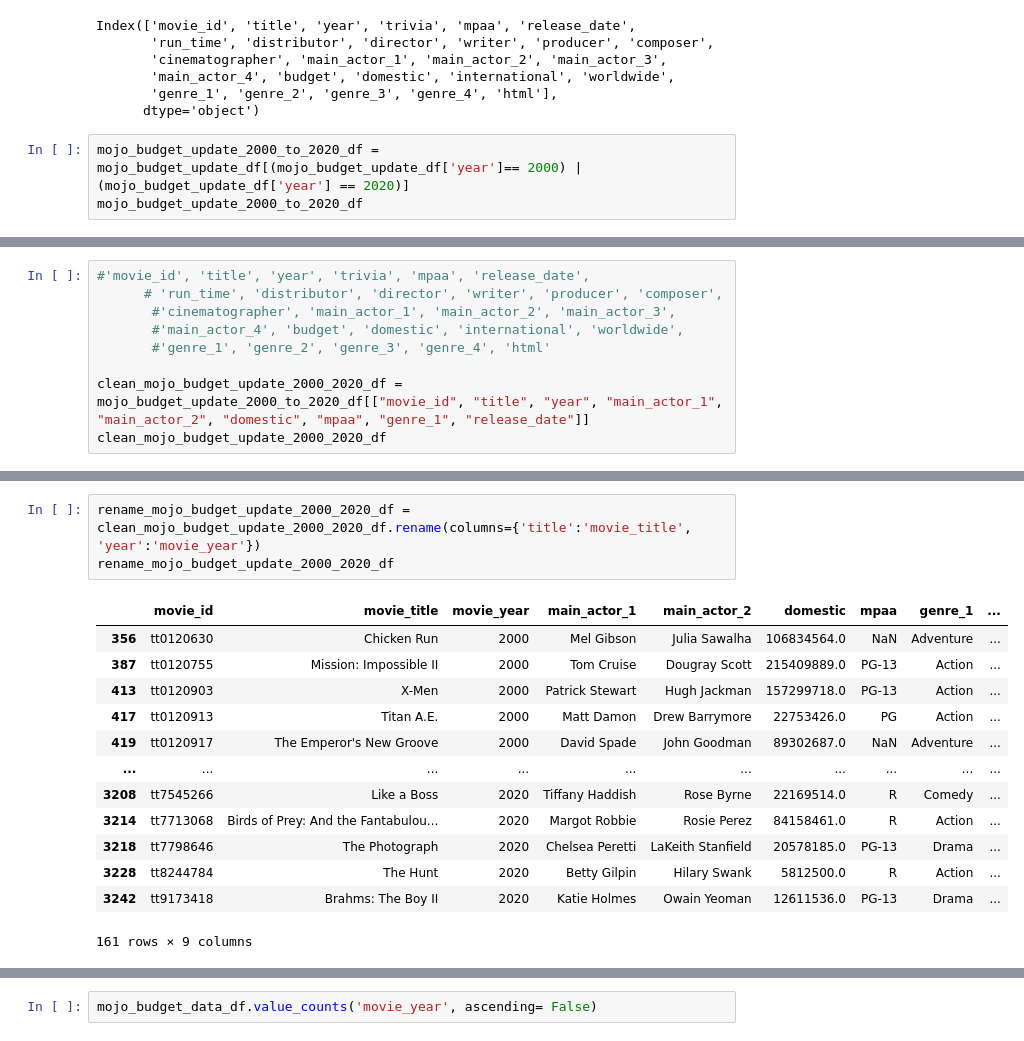
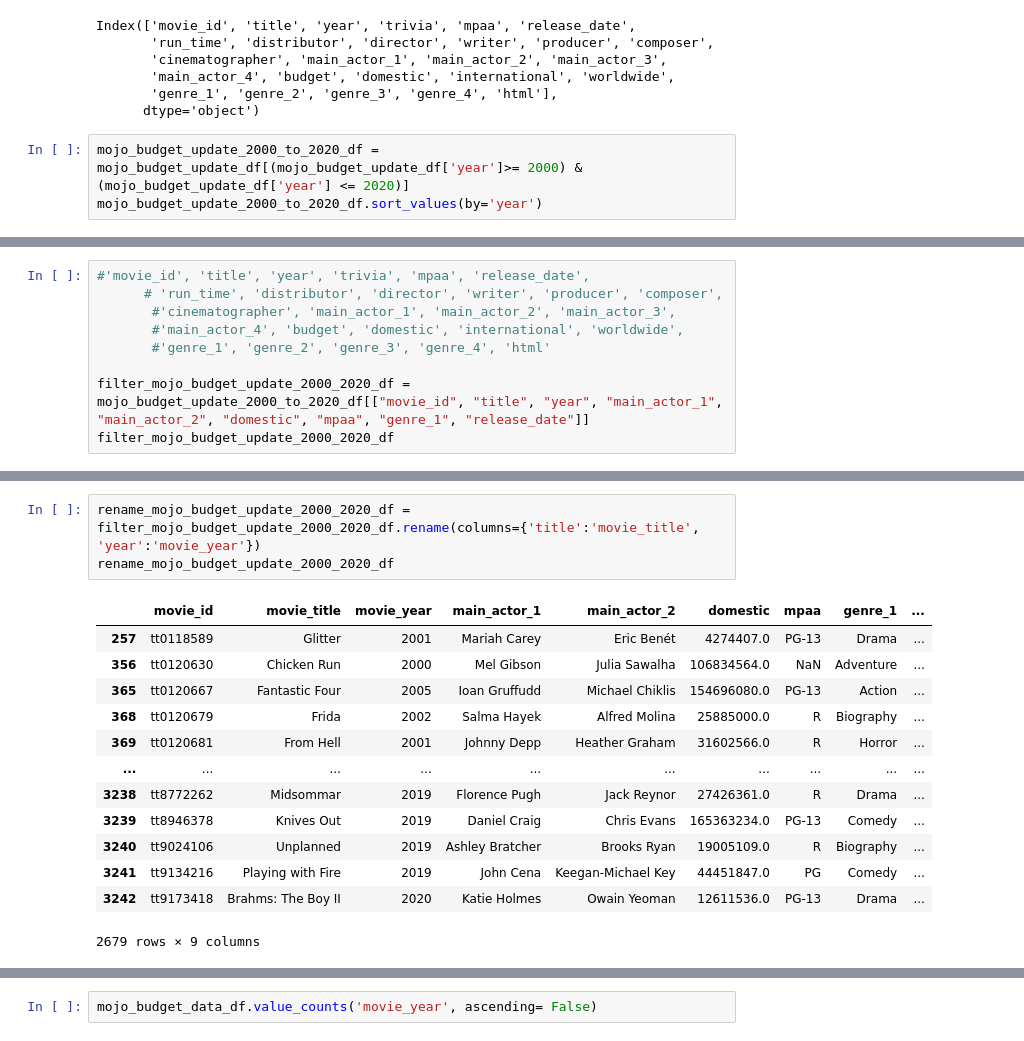
Before and after one commit to Armand57araujo/i-tickets, a Jupyter notebook: pythonnotebook.ipynb, the cells around one changed output, grey strips where cells are left out. Cells and saved outputs as stored; diff of their text form.

```diff
--- a/pythonnotebook.ipynb
+++ b/pythonnotebook.ipynb
@@ -184,7 +308,7 @@ Index(['movie_id', 'title', 'year', 'trivia', 'mpaa', 'release_date',
        'genre_1', 'genre_2', 'genre_3', 'genre_4', 'html'],
       dtype='object')
 # %%
-mojo_budget_update_2000_to_2020_df = mojo_budget_update_df[(mojo_budget_update_df['year']== 2000) | (mojo_budget_update_df['year'] == 2020)]
-mojo_budget_update_2000_to_2020_df
+mojo_budget_update_2000_to_2020_df = mojo_budget_update_df[(mojo_budget_update_df['year']>= 2000) & (mojo_budget_update_df['year'] <= 2020)]
+mojo_budget_update_2000_to_2020_df.sort_values(by='year')
 # %% [output]
 |  | movie_id | title | year | trivia | mpaa | release_date | run_time | distributor | director | writer | ... |
@@ -207,7 +331,7 @@ mojo_budget_update_2000_to_2020_df
        #'main_actor_4', 'budget', 'domestic', 'international', 'worldwide',
        #'genre_1', 'genre_2', 'genre_3', 'genre_4', 'html'
 
-clean_mojo_budget_update_2000_2020_df = mojo_budget_update_2000_to_2020_df[["movie_id", "title", "year", "main_actor_1", "main_actor_2", "domestic", "mpaa", "genre_1", "release_date"]]
-clean_mojo_budget_update_2000_2020_df
+filter_mojo_budget_update_2000_2020_df = mojo_budget_update_2000_to_2020_df[["movie_id", "title", "year", "main_actor_1", "main_actor_2", "domestic", "mpaa", "genre_1", "release_date"]]
+filter_mojo_budget_update_2000_2020_df
 # %% [output]
 |  | movie_id | title | year | main_actor_1 | main_actor_2 | domestic | mpaa | genre_1 | release_date |
@@ -226,20 +350,20 @@ clean_mojo_budget_update_2000_2020_df
 # %%
-rename_mojo_budget_update_2000_2020_df = clean_mojo_budget_update_2000_2020_df.rename(columns={'title':'movie_title', 'year':'movie_year'})
+rename_mojo_budget_update_2000_2020_df = filter_mojo_budget_update_2000_2020_df.rename(columns={'title':'movie_title', 'year':'movie_year'})
 rename_mojo_budget_update_2000_2020_df
 # %% [output]
 |  | movie_id | movie_title | movie_year | main_actor_1 | main_actor_2 | domestic | mpaa | genre_1 | ... |
+| 257 | tt0118589 | Glitter | 2001 | Mariah Carey | Eric Benét | 4274407.0 | PG-13 | Drama | ... |
 | 356 | tt0120630 | Chicken Run | 2000 | Mel Gibson | Julia Sawalha | 106834564.0 | NaN | Adventure | ... |
-| 387 | tt0120755 | Mission: Impossible II | 2000 | Tom Cruise | Dougray Scott | 215409889.0 | PG-13 | Action | ... |
-| 413 | tt0120903 | X-Men | 2000 | Patrick Stewart | Hugh Jackman | 157299718.0 | PG-13 | Action | ... |
-| 417 | tt0120913 | Titan A.E. | 2000 | Matt Damon | Drew Barrymore | 22753426.0 | PG | Action | ... |
-| 419 | tt0120917 | The Emperor's New Groove | 2000 | David Spade | John Goodman | 89302687.0 | NaN | Adventure | ... |
+| 365 | tt0120667 | Fantastic Four | 2005 | Ioan Gruffudd | Michael Chiklis | 154696080.0 | PG-13 | Action | ... |
+| 368 | tt0120679 | Frida | 2002 | Salma Hayek | Alfred Molina | 25885000.0 | R | Biography | ... |
+| 369 | tt0120681 | From Hell | 2001 | Johnny Depp | Heather Graham | 31602566.0 | R | Horror | ... |
 | ... | ... | ... | ... | ... | ... | ... | ... | ... | ... |
-| 3208 | tt7545266 | Like a Boss | 2020 | Tiffany Haddish | Rose Byrne | 22169514.0 | R | Comedy | ... |
-| 3214 | tt7713068 | Birds of Prey: And the Fantabulou... | 2020 | Margot Robbie | Rosie Perez | 84158461.0 | R | Action | ... |
-| 3218 | tt7798646 | The Photograph | 2020 | Chelsea Peretti | LaKeith Stanfield | 20578185.0 | PG-13 | Drama | ... |
-| 3228 | tt8244784 | The Hunt | 2020 | Betty Gilpin | Hilary Swank | 5812500.0 | R | Action | ... |
+| 3238 | tt8772262 | Midsommar | 2019 | Florence Pugh | Jack Reynor | 27426361.0 | R | Drama | ... |
+| 3239 | tt8946378 | Knives Out | 2019 | Daniel Craig | Chris Evans | 165363234.0 | PG-13 | Comedy | ... |
+| 3240 | tt9024106 | Unplanned | 2019 | Ashley Bratcher | Brooks Ryan | 19005109.0 | R | Biography | ... |
+| 3241 | tt9134216 | Playing with Fire | 2019 | John Cena | Keegan-Michael Key | 44451847.0 | PG | Comedy | ... |
 | 3242 | tt9173418 | Brahms: The Boy II | 2020 | Katie Holmes | Owain Yeoman | 12611536.0 | PG-13 | Drama | ... |
-161 rows × 9 columns
+2679 rows × 9 columns
 # %%
 rename_mojo_budget_update_2000_2020_df.isnull().sum()
 # %% [output]
```
Also changed, not shown: parts of 59 cells of this notebook, 1 other file.
